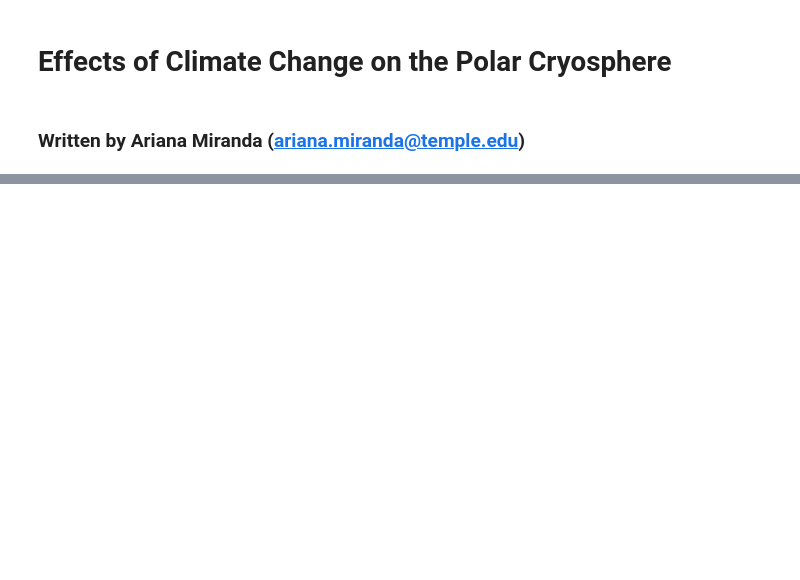
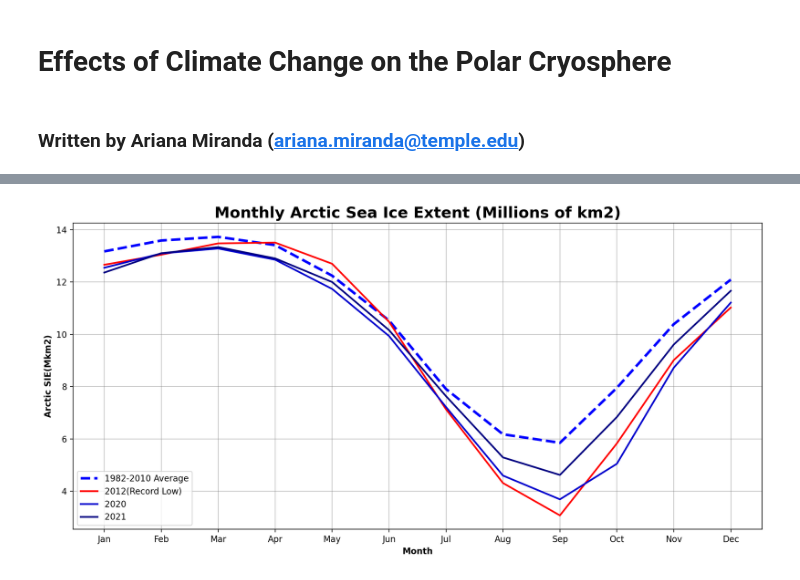
Before and after one commit to EES-3506-5506/Miranda_Unit5, a Jupyter notebook: notebooks/Miranda_MiniP2.ipynb, the cells around one changed output, grey strips where cells are left out. Drawn from its saved outputs; the diff is of its cells as text; code cells hidden in the pictures; blank space fills up the shorter version.

```diff
--- a/notebooks/Miranda_MiniP2.ipynb
+++ b/notebooks/Miranda_MiniP2.ipynb
@@ -44,0 +122,21 @@ seaice_observations = xr.open_zarr('/home/ees_student/Miranda_Unit5/data/seaice_
+# %%
+arc_SIE_1982_2010_avg = SIE_1982_2010_avg.sel(lat=slice(55,90))
+arc_SIE_1982_2010_avg_sum = arc_SIE_1982_2010_avg.sum(dim=['lat','lon'])
+# %%
+#Get weighted SIE for 2020
+SIE_2020 = SIE_weighted.sel(time=slice('2020-01-01','2020-12-01'))
+SIE_2020_avg = SIE_2020.groupby('time.month').mean(dim='time')
+arc_SIE_2020_avg = SIE_2020_avg.sel(lat=slice(55,90))
+arc_SIE_2020_avg_sum = arc_SIE_2020_avg.sum(dim=['lat','lon'])
+# %%
+#Get weighted SIE for 2021
+SIE_2021 = SIE_weighted.sel(time=slice('2021-01-01','2021-12-01'))
+SIE_2021_avg = SIE_2021.groupby('time.month').mean(dim='time')
+arc_SIE_2021_avg = SIE_2021_avg.sel(lat=slice(55,90))
+arc_SIE_2021_avg_sum = arc_SIE_2021_avg.sum(dim=['lat','lon'])
+# %%
+#Get weighted SIE for 2021
+SIE_2012 = SIE_weighted.sel(time=slice('2012-01-01','2012-12-01'))
+SIE_2012_avg = SIE_2012.groupby('time.month').mean(dim='time')
+arc_SIE_2012_avg = SIE_2012_avg.sel(lat=slice(55,90))
+arc_SIE_2012_avg_sum = arc_SIE_2012_avg.sum(dim=['lat','lon'])
@@ -44,0 +150,22 @@ seaice_observations = xr.open_zarr('/home/ees_student/Miranda_Unit5/data/seaice_
+# %%
+month = ['Jan','Feb','Mar','Apr','May','Jun','Jul','Aug','Sep','Oct','Nov','Dec']
+arc_SIE_1982_2010_avg_sum_months = arc_SIE_1982_2010_avg_sum.drop(labels='month').assign_coords({'month':month})
+arc_SIE_2012_avg_sum_months = arc_SIE_2012_avg_sum.drop(labels='month').assign_coords({'month':month})
+arc_SIE_2020_avg_sum_months = arc_SIE_2020_avg_sum.drop(labels='month').assign_coords({'month':month})
+arc_SIE_2021_avg_sum_months = arc_SIE_2021_avg_sum.drop(labels='month').assign_coords({'month':month})
+
+fig, ax = plt.subplots()
+arc_SIE_1982_2010_avg_sum_months.plot(lw = 3, color = 'blue', linestyle='--', label='1982-2010 Average')
+arc_SIE_2012_avg_sum_months.plot(lw = 2, color = 'red', label='2012(Record Low)')
+arc_SIE_2020_avg_sum_months.plot(lw = 2, color = 'mediumblue', label='2020')
+arc_SIE_2021_avg_sum_months.plot(lw = 2, color = 'navy', label='2021')
+
+ax.set_facecolor('white')
+ax.set_ylabel('Arctic SIE(Mkm2)',fontsize=10, fontweight='bold')
+ax.set_xlabel('Month',fontsize=10, fontweight='bold')
+ax.grid(color='grey', alpha=0.5)
+ax.legend()    #add legend to plot
+plt.title("Monthly Arctic Sea Ice Extent (Millions of km2)", fontsize=18, fontweight='bold')
+plt.tight_layout() ## make it look nicely spaced!
+# %% [output]
+[figure, added]
```
Also changed, not shown: parts of 62 cells of this notebook.
